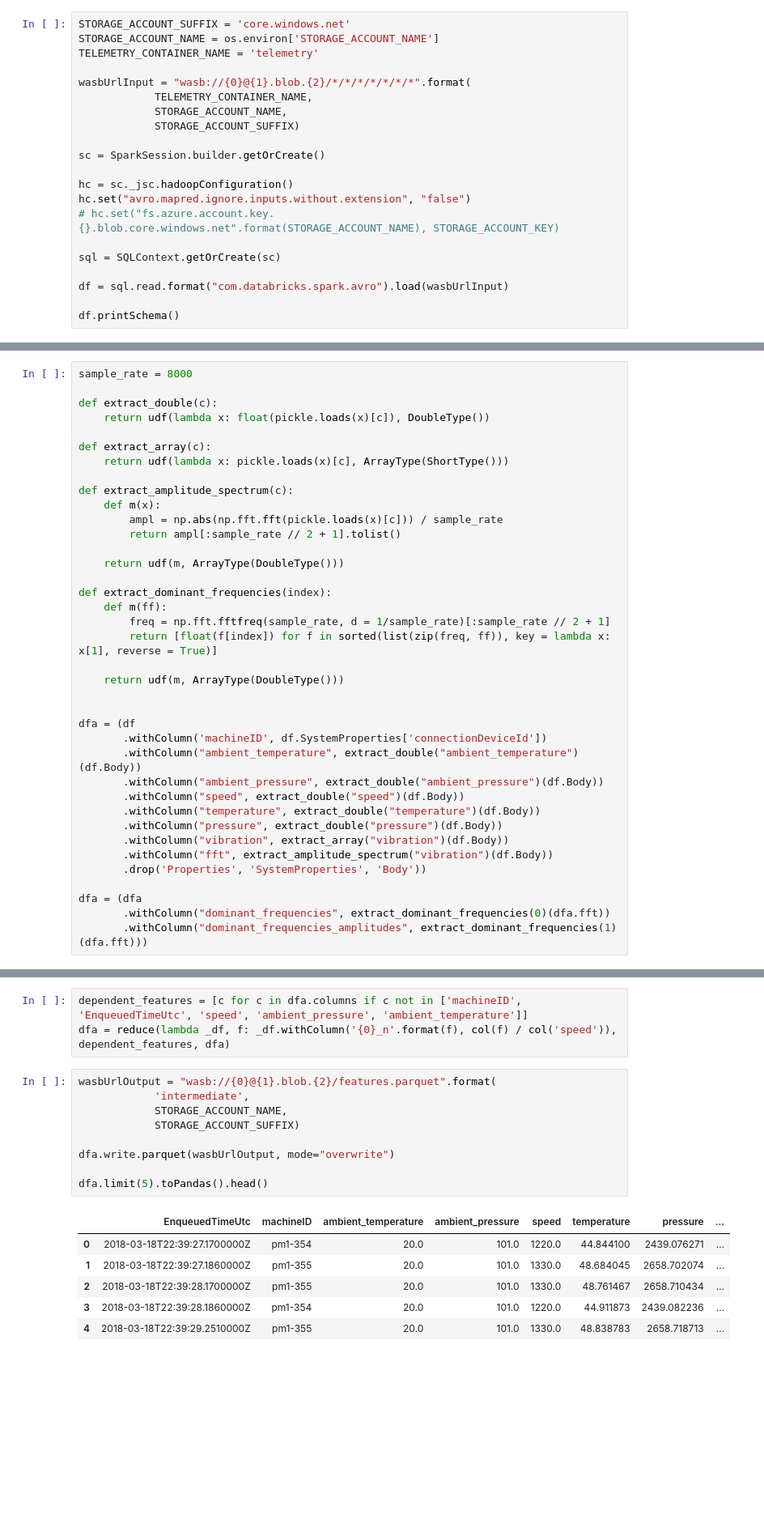
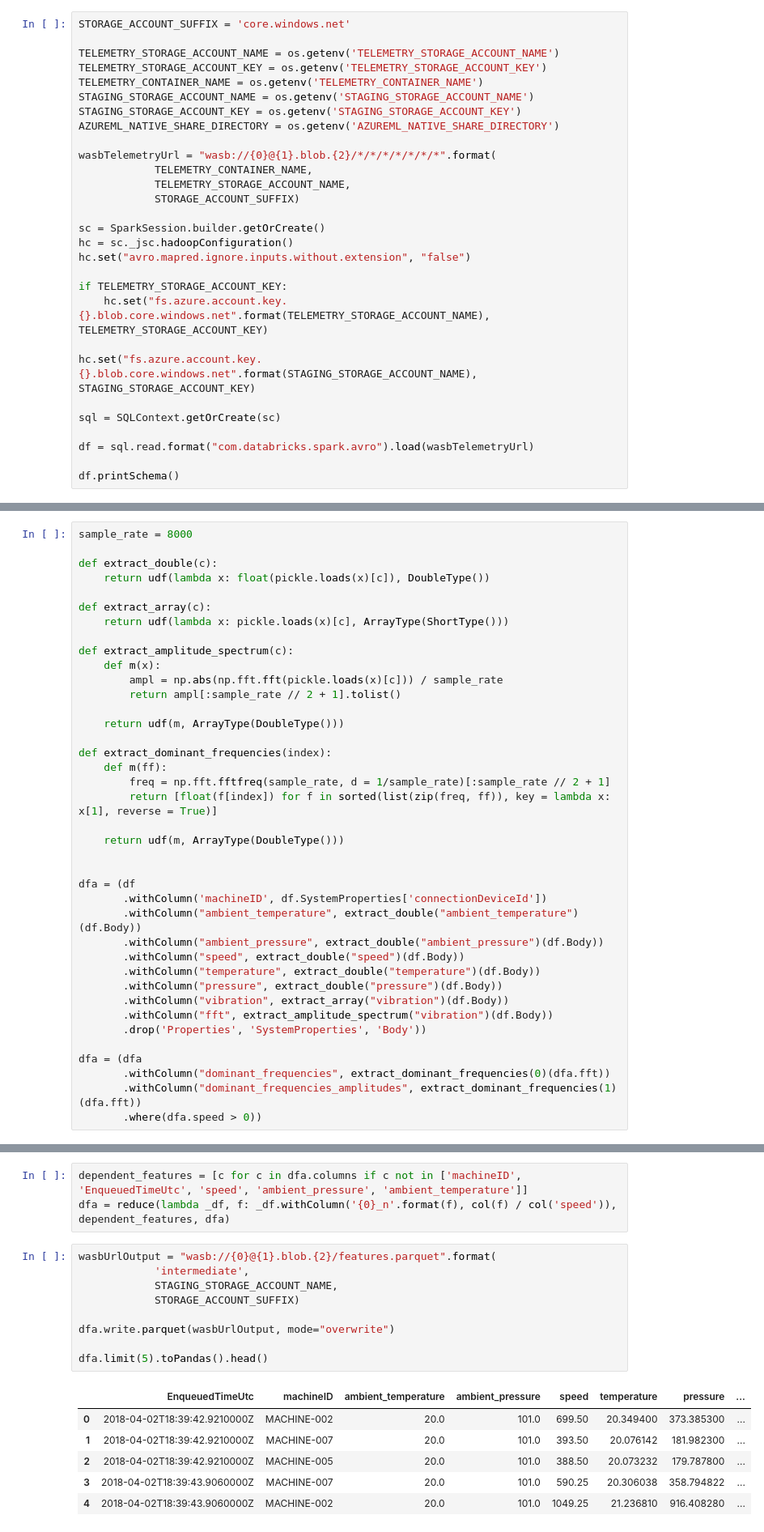
Before and after one commit to Azure/AI-PredictiveMaintenance, a Jupyter notebook: src/AML/Notebooks/FeatureEngineering.ipynb, the cells around one changed output, grey strips where cells are left out. Shown at 81% size. Saved outputs shown, nothing was run; the diff lists cells and outputs as text; blank space fills up the shorter version.

```diff
--- a/src/AML/Notebooks/FeatureEngineering.ipynb
+++ b/src/AML/Notebooks/FeatureEngineering.ipynb
@@ -21,23 +21,31 @@ from azureml.api.schema.sampleDefinition import SampleDefinition
 from azureml.api.realtime.services import generate_schema
 # %%
 STORAGE_ACCOUNT_SUFFIX = 'core.windows.net'
-STORAGE_ACCOUNT_NAME = os.environ['STORAGE_ACCOUNT_NAME']
-TELEMETRY_CONTAINER_NAME = 'telemetry'
 
-wasbUrlInput = "wasb://{0}@{1}.blob.{2}/*/*/*/*/*/*/*".format(
+TELEMETRY_STORAGE_ACCOUNT_NAME = os.getenv('TELEMETRY_STORAGE_ACCOUNT_NAME')
+TELEMETRY_STORAGE_ACCOUNT_KEY = os.getenv('TELEMETRY_STORAGE_ACCOUNT_KEY')
+TELEMETRY_CONTAINER_NAME = os.getenv('TELEMETRY_CONTAINER_NAME')
+STAGING_STORAGE_ACCOUNT_NAME = os.getenv('STAGING_STORAGE_ACCOUNT_NAME')
+STAGING_STORAGE_ACCOUNT_KEY = os.getenv('STAGING_STORAGE_ACCOUNT_KEY')
+AZUREML_NATIVE_SHARE_DIRECTORY = os.getenv('AZUREML_NATIVE_SHARE_DIRECTORY')
+
+wasbTelemetryUrl = "wasb://{0}@{1}.blob.{2}/*/*/*/*/*/*/*".format(
             TELEMETRY_CONTAINER_NAME,
-            STORAGE_ACCOUNT_NAME,
+            TELEMETRY_STORAGE_ACCOUNT_NAME,
             STORAGE_ACCOUNT_SUFFIX)
 
 sc = SparkSession.builder.getOrCreate()
-
 hc = sc._jsc.hadoopConfiguration()
 hc.set("avro.mapred.ignore.inputs.without.extension", "false")
-# hc.set("fs.azure.account.key.{}.blob.core.windows.net".format(STORAGE_ACCOUNT_NAME), STORAGE_ACCOUNT_KEY)
+
+if TELEMETRY_STORAGE_ACCOUNT_KEY:
+    hc.set("fs.azure.account.key.{}.blob.core.windows.net".format(TELEMETRY_STORAGE_ACCOUNT_NAME), TELEMETRY_STORAGE_ACCOUNT_KEY)
+
+hc.set("fs.azure.account.key.{}.blob.core.windows.net".format(STAGING_STORAGE_ACCOUNT_NAME), STAGING_STORAGE_ACCOUNT_KEY)
 
 sql = SQLContext.getOrCreate(sc)
 
-df = sql.read.format("com.databricks.spark.avro").load(wasbUrlInput)
+df = sql.read.format("com.databricks.spark.avro").load(wasbTelemetryUrl)
 
 df.printSchema()
 # %% [output]
@@ -91,7 +99,8 @@ dfa = (df
 
 dfa = (dfa
        .withColumn("dominant_frequencies", extract_dominant_frequencies(0)(dfa.fft))
-       .withColumn("dominant_frequencies_amplitudes", extract_dominant_frequencies(1)(dfa.fft)))
+       .withColumn("dominant_frequencies_amplitudes", extract_dominant_frequencies(1)(dfa.fft))
+       .where(dfa.speed > 0))
 # %%
 #df.unpersist()
 dfa.printSchema()
@@ -168,17 +179,17 @@ dfa = reduce(lambda _df, f: _df.withColumn('{0}_n'.format(f), col(f) / col('spee
 # %%
 wasbUrlOutput = "wasb://{0}@{1}.blob.{2}/features.parquet".format(
             'intermediate',
-            STORAGE_ACCOUNT_NAME,
+            STAGING_STORAGE_ACCOUNT_NAME,
             STORAGE_ACCOUNT_SUFFIX)
 
 dfa.write.parquet(wasbUrlOutput, mode="overwrite")
 
 dfa.limit(5).toPandas().head()
 # %% [output]
 |  | EnqueuedTimeUtc | machineID | ambient_temperature | ambient_pressure | speed | temperature | pressure | ... |
-| 0 | 2018-03-18T22:39:27.1700000Z | pm1-354 | 20.0 | 101.0 | 1220.0 | 44.844100 | 2439.076271 | ... |
-| 1 | 2018-03-18T22:39:27.1860000Z | pm1-355 | 20.0 | 101.0 | 1330.0 | 48.684045 | 2658.702074 | ... |
-| 2 | 2018-03-18T22:39:28.1700000Z | pm1-355 | 20.0 | 101.0 | 1330.0 | 48.761467 | 2658.710434 | ... |
-| 3 | 2018-03-18T22:39:28.1860000Z | pm1-354 | 20.0 | 101.0 | 1220.0 | 44.911873 | 2439.082236 | ... |
-| 4 | 2018-03-18T22:39:29.2510000Z | pm1-355 | 20.0 | 101.0 | 1330.0 | 48.838783 | 2658.718713 | ... |
+| 0 | 2018-04-02T18:39:42.9210000Z | MACHINE-002 | 20.0 | 101.0 | 699.50 | 20.349400 | 373.385300 | ... |
+| 1 | 2018-04-02T18:39:42.9210000Z | MACHINE-007 | 20.0 | 101.0 | 393.50 | 20.076142 | 181.982300 | ... |
+| 2 | 2018-04-02T18:39:42.9210000Z | MACHINE-005 | 20.0 | 101.0 | 388.50 | 20.073232 | 179.787800 | ... |
+| 3 | 2018-04-02T18:39:43.9060000Z | MACHINE-007 | 20.0 | 101.0 | 590.25 | 20.306038 | 358.794822 | ... |
+| 4 | 2018-04-02T18:39:43.9060000Z | MACHINE-002 | 20.0 | 101.0 | 1049.25 | 21.236810 | 916.408280 | ... |
 5 rows × 21 columns
```
Also changed, not shown: parts of 7 cells of this notebook, 14 other files.
